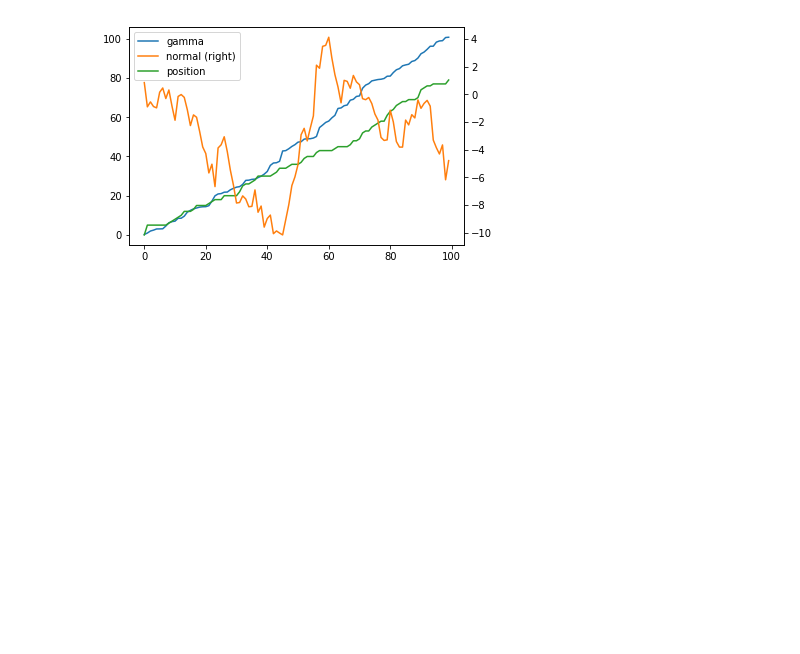
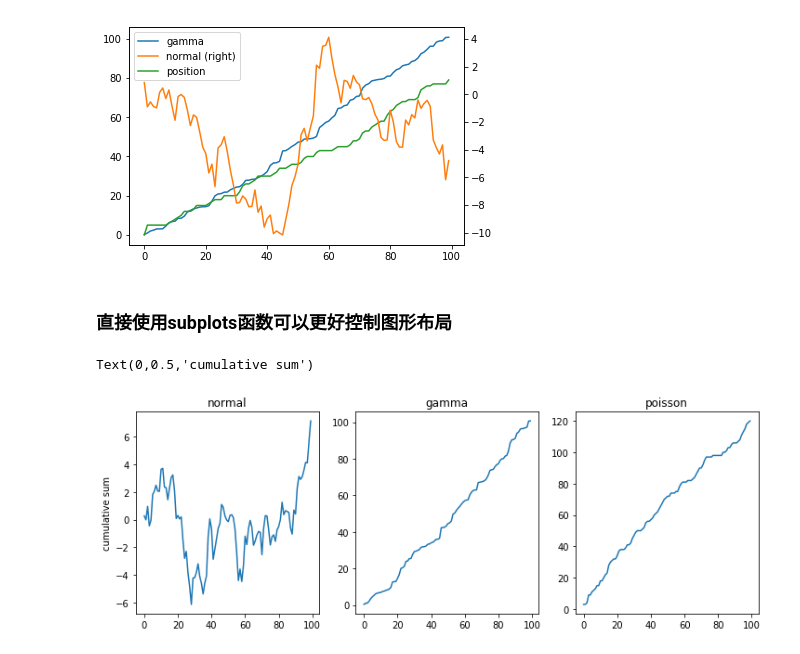
Before and after one commit to lqleon1214/data_analysis_test, a Jupyter notebook: data-exploration-visualization.ipynb, the cells around one changed output. Saved outputs shown, nothing was run; the diff lists cells and outputs as text; code cells hidden in the pictures; blank space fills up the shorter version.

```diff
--- a/data-exploration-visualization.ipynb
+++ b/data-exploration-visualization.ipynb
@@ -114,3 +114,5 @@ variables.cumsum(0).plot(secondary_y='normal')   # 这样的话，两个图的y
 # %% [output]
 <matplotlib.axes._subplots.AxesSubplot at 0x...>
 [figure]
+# %% [markdown]
+### 直接使用subplots函数可以更好控制图形布局
@@ -116,0 +121,13 @@ variables.cumsum(0).plot(secondary_y='normal')   # 这样的话，两个图的y
+# %%
+variables = pd.DataFrame({'normal':np.random.normal(size=100),
+                          'gamma':np.random.gamma(1, size=100),
+                          'poisson':np.random.poisson(size=100),
+                         'binomial':np.random.binomial(n=10, p=0.3, size=100)})
+# %%
+fig, axes = plt.subplots(nrows=1, ncols=3, figsize=(12, 4))       #生成一行三列，figsize是指整体的图的大小
+for i, var in enumerate(['normal', 'gamma', 'poisson']):
+    variables[var].cumsum(0).plot(ax=axes[i], title=var)          # 通过plot可以直接指定要在哪个ax中作图。
+axes[0].set_ylabel('cumulative sum')
+# %% [output]
+Text(0,0.5,'cumulative sum')
+[figure, added]
```
Also changed, not shown: parts of 34 cells of this notebook, 2 other files.
